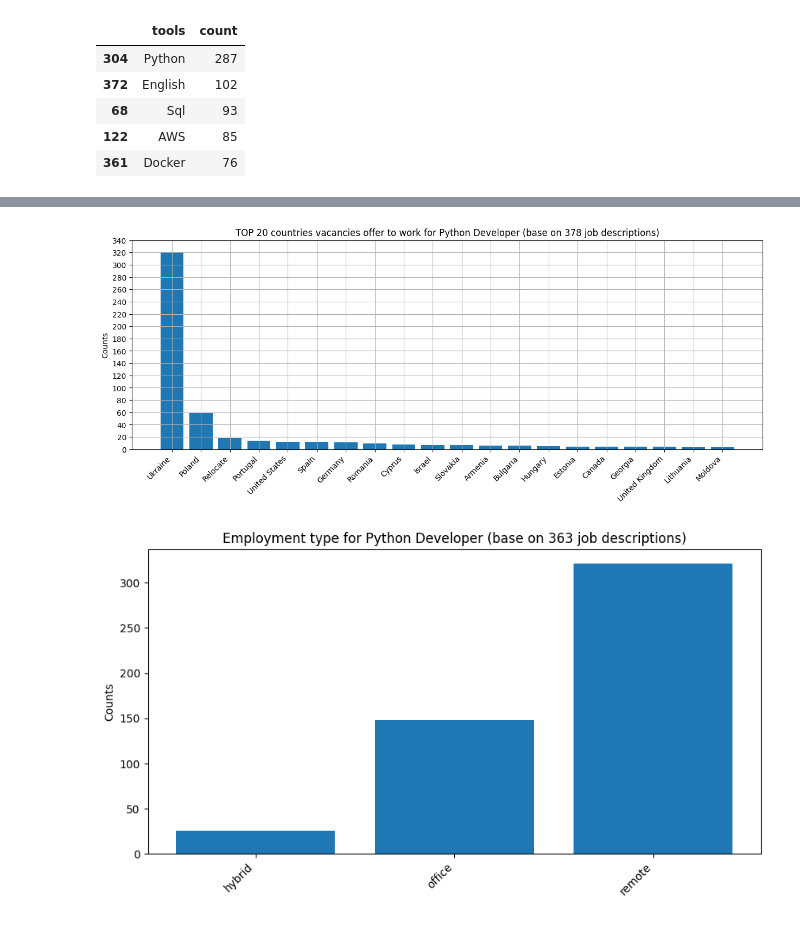
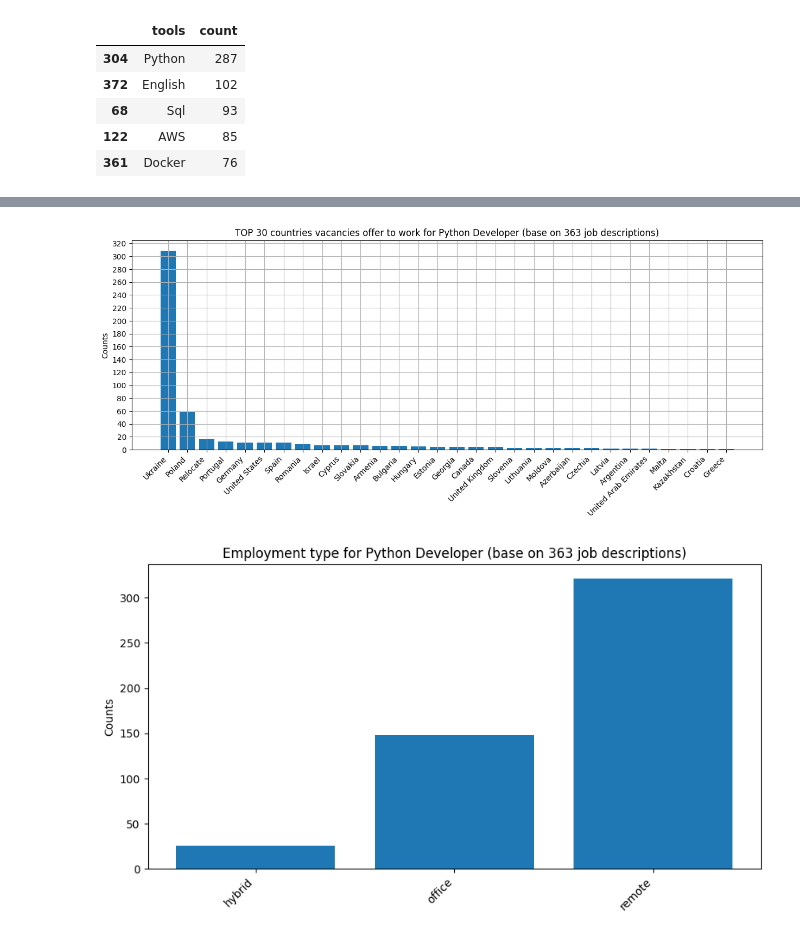
Before and after one commit to danieladdisonorg/Jobsite-Scraper-and-Analyzer, a Jupyter notebook: analyzing/analyze_djinni.ipynb, the cells around one changed output, grey strips where cells are left out. Cells and saved outputs as stored; diff of their text form; code cells hidden in the pictures.

```diff
--- a/analyzing/analyze_djinni.ipynb
+++ b/analyzing/analyze_djinni.ipynb
@@ -172,22 +190,22 @@ plt.show()
 # %%
 # See djinni Job Locations
 countries = pd.Series(df.country.sum())
 countries = countries.value_counts()
 
 # get top 20 countries job vacancies offering
-top_countries = countries[:20]
+top_countries = countries[:30]
 
 plt.figure(figsize=(15, 5))
 plt.bar(top_countries.index, top_countries)
 
 plt.title(f"TOP {len(top_countries)} countries vacancies offer to work for {POSITION} Developer (base on {df.shape[0]} job descriptions)")
 plt.xticks(rotation=45, ha="right")
 plt.ylabel("Counts")
 plt.yticks(range(0, countries.max() + 20, 20))
 plt.grid(True)
 plt.show()
 # %% [output]
-[figure, old version]
+[figure, new version]
 # %%
 # See djinni employment type
 empl_count = df[["hybrid", "office", "remote"]].sum()
```
Also changed, not shown: parts of 7 cells of this notebook.
